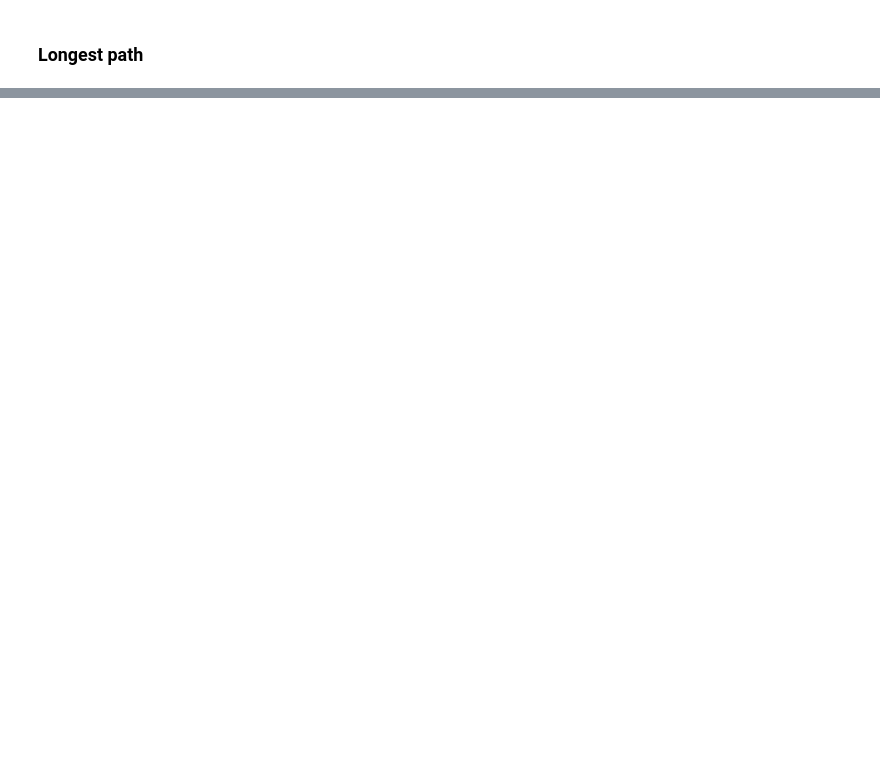
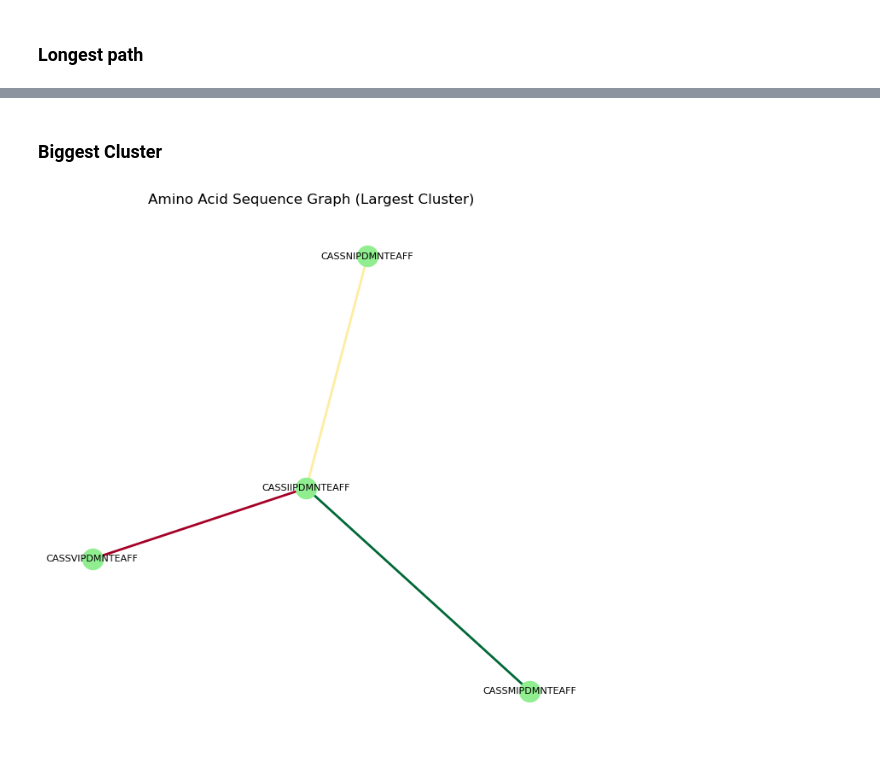
Before and after one commit to chenbis/sol_lab, a Jupyter notebook: graph_create.ipynb, the cells around one changed output, grey strips where cells are left out. Drawn from its saved outputs; the diff is of its cells as text; code cells hidden in the pictures; blank space fills up the shorter version.

```diff
--- a/graph_create.ipynb
+++ b/graph_create.ipynb
@@ -164,0 +147,35 @@ for edge in strongest_connections:
+# %% [markdown]
+### Biggest Cluster
+# %%
+
+# Find all connected components
+connected_components = list(nx.connected_components(G))
+
+# Find the largest connected component
+largest_component = max(connected_components, key=len)
+
+# Find nth largest connected component
+n = 2
+largest_component = sorted(nx.connected_components(G), key=len, reverse=True)[n-1]
+
+
+
+# Create a subgraph with nodes in the largest connected component
+H = G.subgraph(largest_component)
+
+edge_colors = get_edges_colors(H)
+
+# Visualize the largest cluster
+plt.figure(figsize=(8, 8))
+pos = nx.spring_layout(H, k=0.3, iterations=20)
+nx.draw_networkx_nodes(H, pos, node_size=300, node_color='lightgreen')
+nx.draw_networkx_edges(H, pos, edge_color=edge_colors, width=2)
+nx.draw_networkx_labels(H, pos, font_size=8)
+
+
+plt.title('Amino Acid Sequence Graph (Largest Cluster)')
+plt.axis('off')  # Turn off axis
+plt.savefig('largest_cluster.png')
+plt.show()
+# %% [output]
+[figure, added]
```
Also changed, not shown: parts of 13 cells of this notebook, 23 other files.
